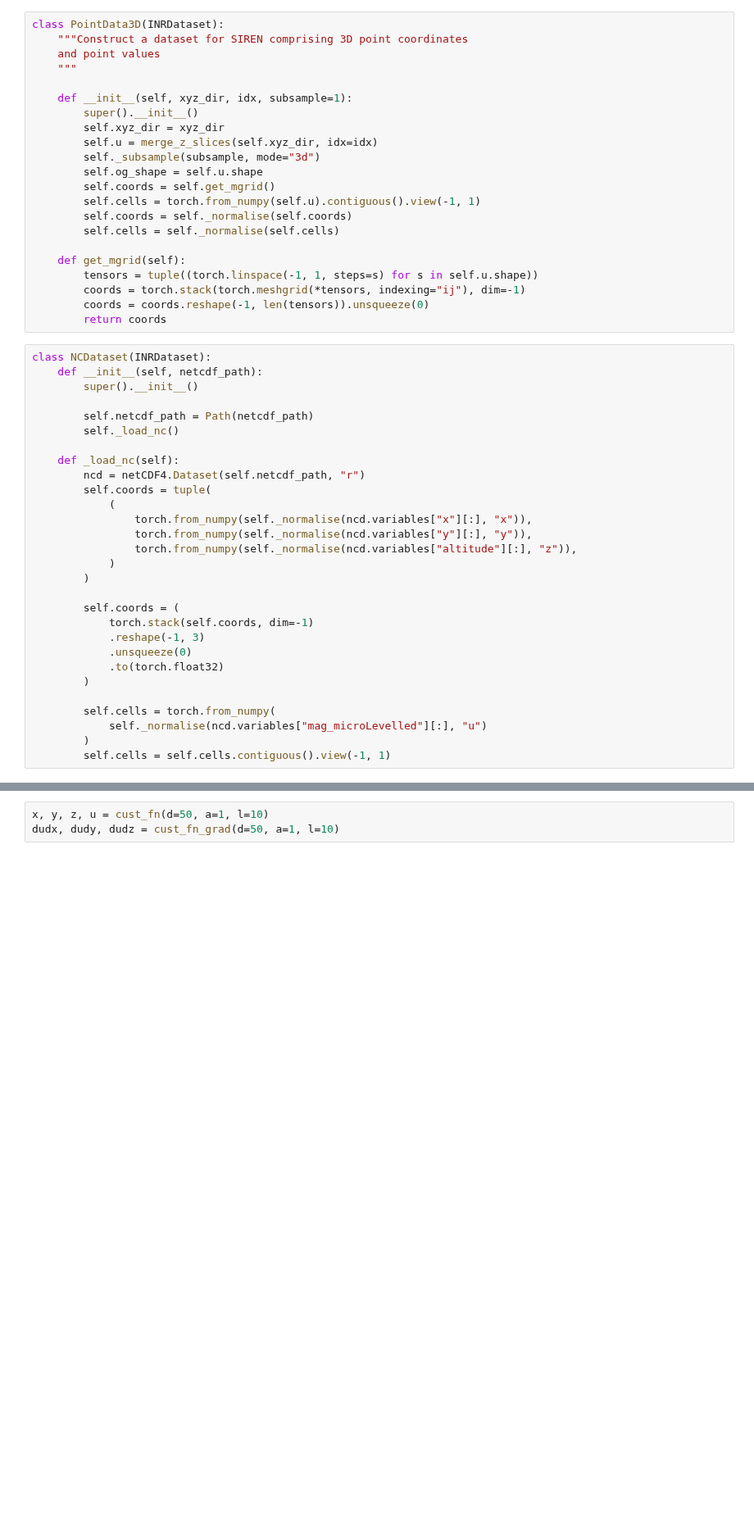
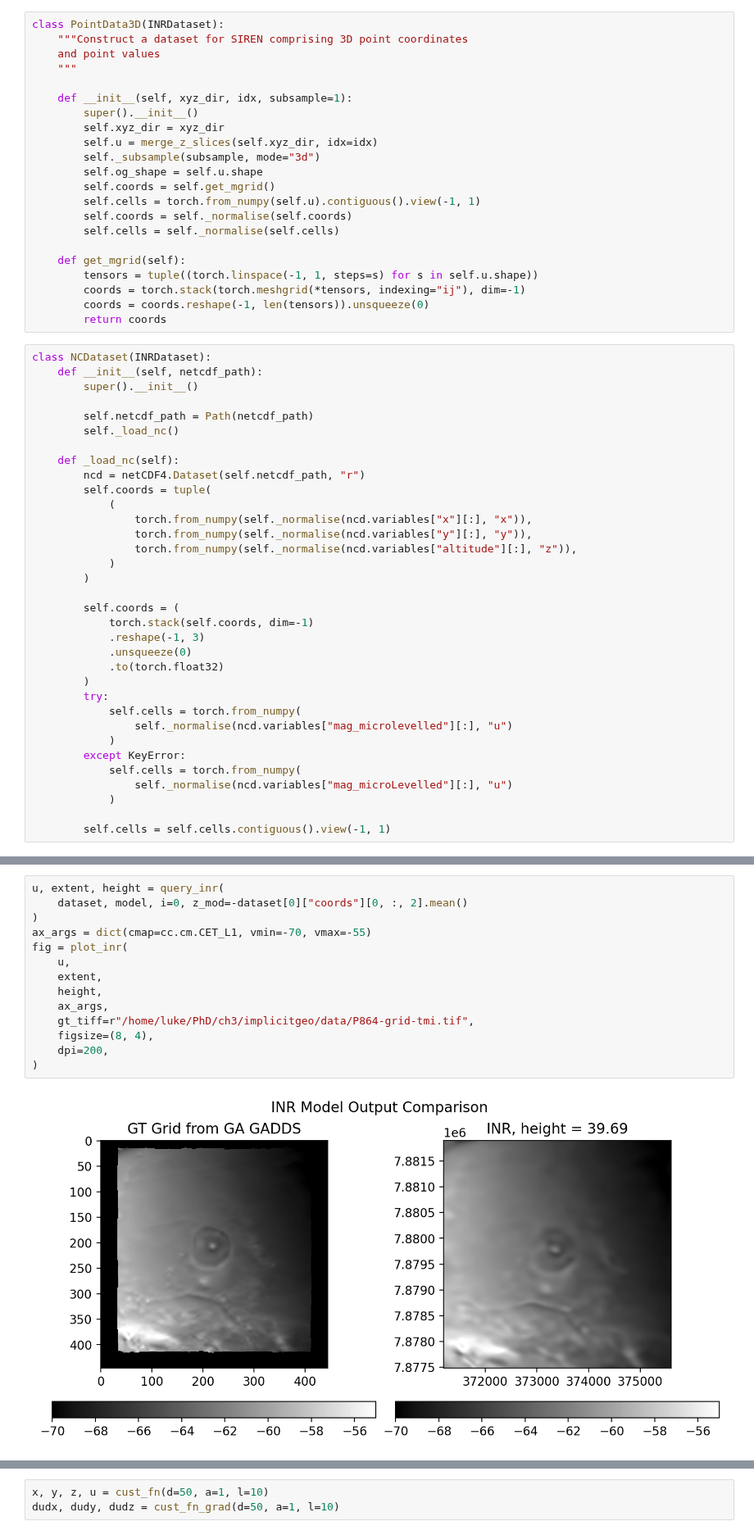
Before and after one commit to LSgeo/ImplicitGeo, a Jupyter notebook: GeoINR3D.ipynb, the cells around one changed output, grey strips where cells are left out. Shown at 82% size. Saved outputs shown, nothing was run; the diff lists cells and outputs as text; blank space fills up the shorter version.

```diff
--- a/GeoINR3D.ipynb
+++ b/GeoINR3D.ipynb
@@ -273,10 +342,15 @@ class NCDataset(INRDataset):
             .unsqueeze(0)
             .to(torch.float32)
         )
+        try:
+            self.cells = torch.from_numpy(
+                self._normalise(ncd.variables["mag_microlevelled"][:], "u")
+            )
+        except KeyError:
+            self.cells = torch.from_numpy(
+                self._normalise(ncd.variables["mag_microLevelled"][:], "u")
+            )
 
-        self.cells = torch.from_numpy(
-            self._normalise(ncd.variables["mag_microLevelled"][:], "u")
-        )
         self.cells = self.cells.contiguous().view(-1, 1)
 # %%
 # SIREN
@@ -406,3 +536,19 @@ Step 999, Total loss 0.000058
+# %%
+u, extent, height = query_inr(
+    dataset, model, i=0, z_mod=-dataset[0]["coords"][0, :, 2].mean()
+)
+ax_args = dict(cmap=cc.cm.CET_L1, vmin=-70, vmax=-55)
+fig = plot_inr(
+    u,
+    extent,
+    height,
+    ax_args,
+    gt_tiff=r"/home/luke/PhD/ch3/implicitgeo/data/P864-grid-tmi.tif",
+    figsize=(8, 4),
+    dpi=200,
+)
+# %% [output]
+[figure, added]
 # %%
 i = 0
 height = np.linspace(
```
Also changed, not shown: parts of 14 cells of this notebook.
